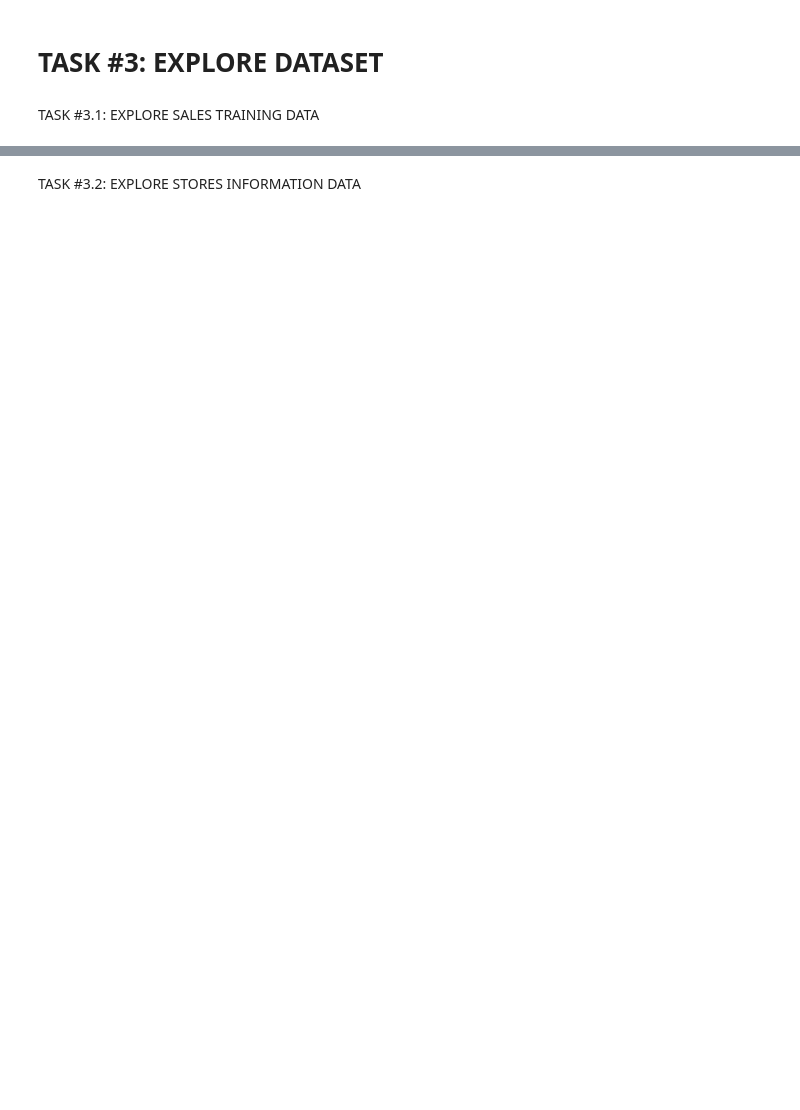
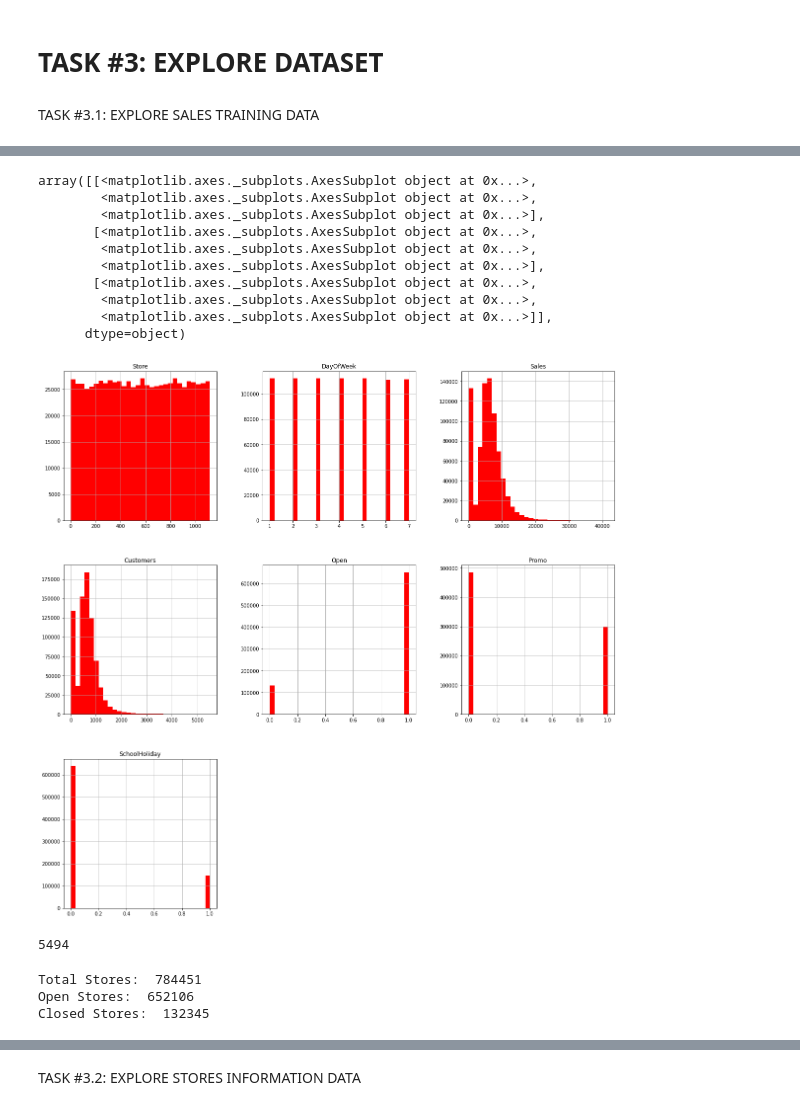
Before and after one commit to wellmej/DataScienceUseCases, a Jupyter notebook: Case3_My_Sales_Department.ipynb, the cells around one changed output, grey strips where cells are left out. Drawn from its saved outputs; the diff is of its cells as text; code cells hidden in the pictures; blank space fills up the shorter version.

```diff
--- a/Case3_My_Sales_Department.ipynb
+++ b/Case3_My_Sales_Department.ipynb
@@ -167,10 +231,31 @@ TASK #3.1: EXPLORE SALES TRAINING DATA
 # %%
 # Average 600 customers per day, maximum is 4500 (note that we can't see the outlier at 7388!)
 # Data is equally distibuted across various Days of the week (~150000 observations x 7 day = ~1.1 million observation)
 # Stores are open ~80% of the time
 # Data is equally distributed among all stores (no bias)
 # Promo #1 was running ~40% of the time
 # Average sales around 5000-6000 Euros
 # School holidays are around ~18% of the time
+
+sales_train_df.hist(bins = 30, figsize = (20,20), color = 'r')
+# %% [output]
+array([[<matplotlib.axes._subplots.AxesSubplot object at 0x...>,
+        <matplotlib.axes._subplots.AxesSubplot object at 0x...>,
+        <matplotlib.axes._subplots.AxesSubplot object at 0x...>],
+       [<matplotlib.axes._subplots.AxesSubplot object at 0x...>,
+        <matplotlib.axes._subplots.AxesSubplot object at 0x...>,
+        <matplotlib.axes._subplots.AxesSubplot object at 0x...>],
+       [<matplotlib.axes._subplots.AxesSubplot object at 0x...>,
+        <matplotlib.axes._subplots.AxesSubplot object at 0x...>,
+        <matplotlib.axes._subplots.AxesSubplot object at 0x...>]],
+      dtype=object)
+[figure, added]
+# %%
+#-----------------------------------------------
+#  Maximum number of customers
+#-----------------------------------------------
+sales_train_df['Customers'].max()
+# %% [output]
+5494
 # %%
 # Let's see how many stores are open and closed!
@@ -176,0 +264,12 @@ TASK #3.1: EXPLORE SALES TRAINING DATA
+# %%
+#---------------------------------------------------
+#  Print number of Total stores, and then Open
+#  and CLosed stores
+#---------------------------------------------------
+print ('Total Stores: ', len(sales_train_df))
+print ('Open Stores: ', len(open_train_df))
+print ('Closed Stores: ', len(closed_train_df))
+# %% [output]
+Total Stores:  784451
+Open Stores:  652106
+Closed Stores:  132345
```
Also changed, not shown: parts of 28 cells of this notebook.
